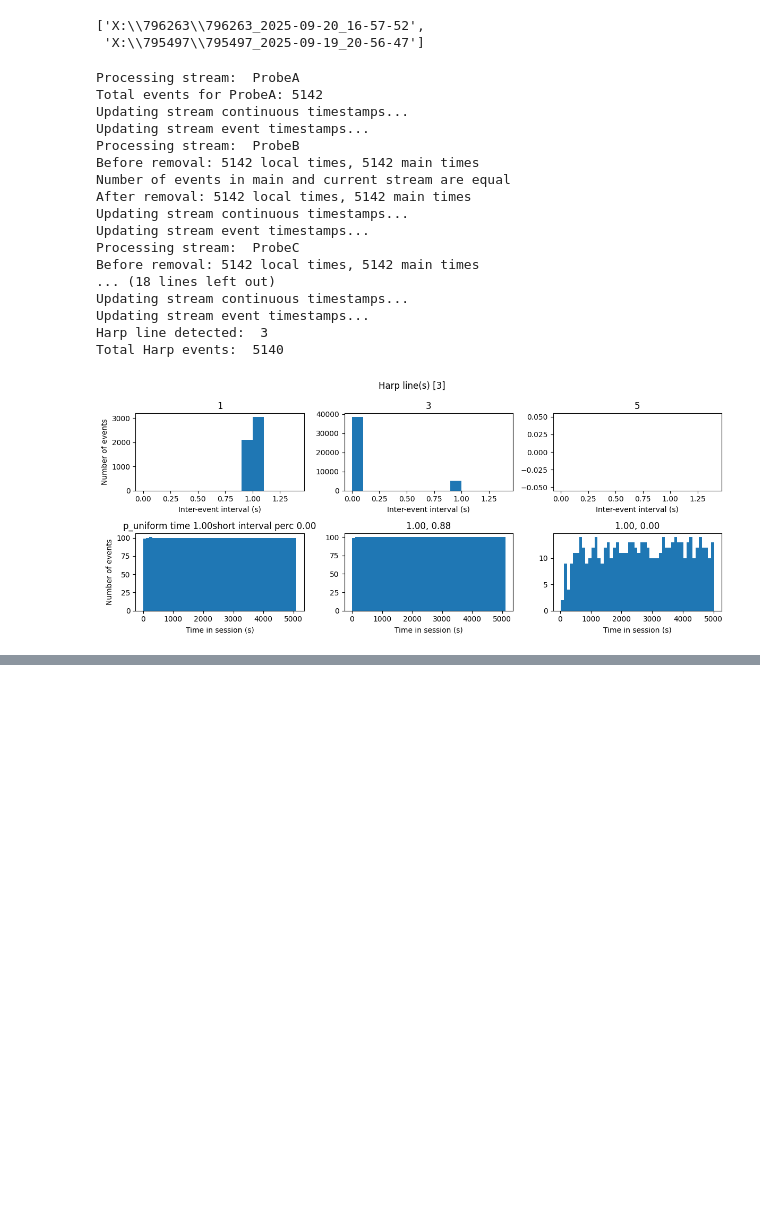
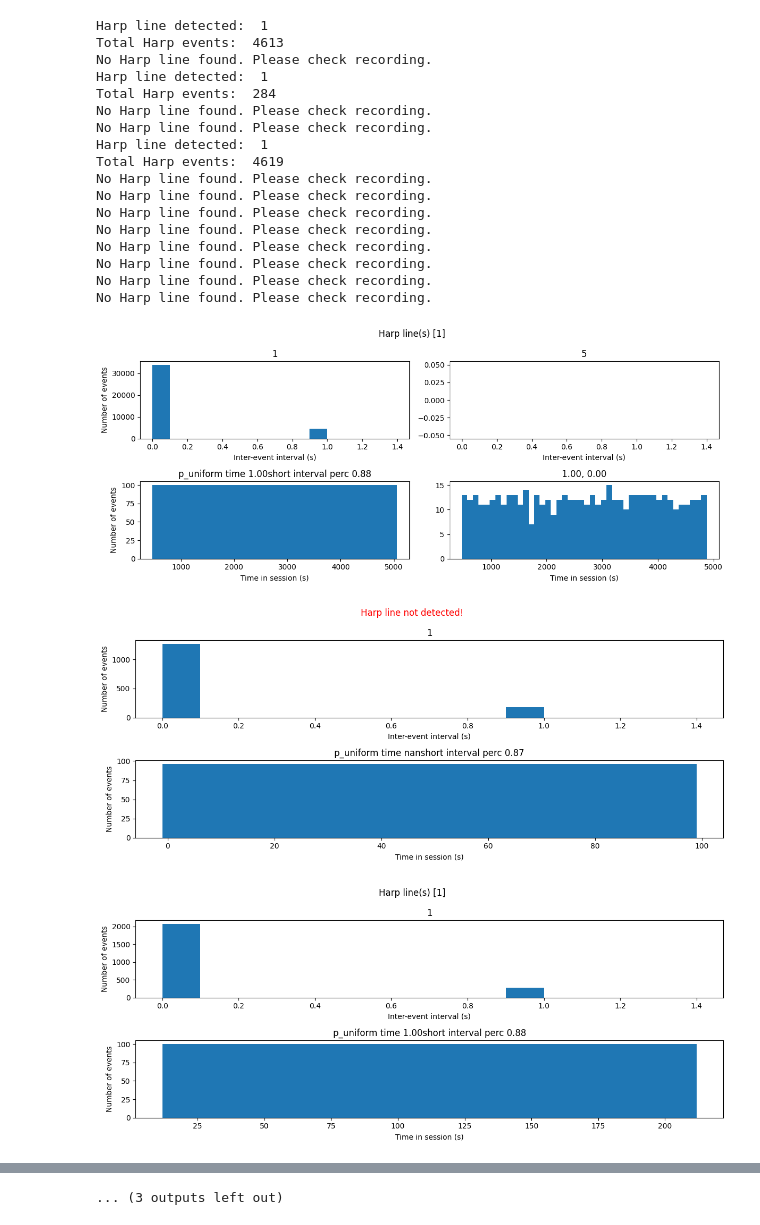
Before and after one commit to XX-Yin/aind-ephys-rig-qc, a Jupyter notebook: src/aind_ephys_rig_qc/rigqc.ipynb, the cells around one changed output, grey strips where cells are left out. Drawn from its saved outputs; the diff is of its cells as text; code cells hidden in the pictures; blank space fills up the shorter version.

Commit message:
updating

```diff
--- a/src/aind_ephys_rig_qc/rigqc.ipynb
+++ b/src/aind_ephys_rig_qc/rigqc.ipynb
@@ -1,72 +1,60 @@
-# %%
-failures
-# %% [output]
-['X:\\796263\\796263_2025-09-20_16-57-52',
- 'X:\\795497\\795497_2025-09-19_20-56-47']
 # %%
 import temporal_alignment as ta
 import os
 from fpdf import FPDF
 #r'X:\753126\753126_2024-10-10_14-41-12',
 #r'X:\753126\753126_2024-10-14_11-52-34',
 '''
 parent_directory_1 = 'X:\\'
 parent_directory_2 = 'Z:\ephys\Xinxin\Ephys'
 #mouse_ids=['708322','713557','713379','722679','722683','726477','713377','716870','741213','741211']
 mouse_ids=['764791','769884']
 directories=[]
 for mouse_id in mouse_ids:
     try:
         current_directory=os.path.join(parent_directory_1,mouse_id)
         directories=directories+[os.path.join(current_directory,f) for f in os.listdir(current_directory) if f.startswith(mouse_id)]
     except:
         current_directory=os.path.join(parent_directory_2,mouse_id)
         directories=directories+[os.path.join(current_directory,f) for f in os.listdir(current_directory) if f.startswith(mouse_id)]
-
 '''
-directories=[r'X:\776293\776293_2025-02-18_12-51-11',r'X:\776293\776293_2025-02-19_14-01-02',r'X:\776293\776293_2025-02-20_14-03-04']
-
-directories=[r'X:\780618\780618_2025-04-15_13-30-51',r'X:\780618\780618_2025-04-16_15-53-49',r'X:\780618\780618_2025-04-17_13-48-48']
-directories = ['X:\\796263\\796263_2025-09-20_16-57-52',
- 'X:\\795497\\795497_2025-09-19_20-56-47']
-
-directories = ['X:\\795497\\795497_2025-09-19_20-56-47']
-
-# 'X:\\796263\\796263_2025-09-20_16-57-52' failed session
+directories=[r'X:\845710\845710_2026-06-10_12-53-07',r'X:\845710\845710_2026-06-11_12-10-56']
 successes=[]
 failures=[]
 for directory in directories:
-    try:
+    #try:
         pdf1 = FPDF()
         pdf2 = FPDF()
 
-        ta.align_timestamps(directory=directory, original_timestamp_filename="original_timestamps.npy",
-            flip_NIDAQ=False,
-            local_sync_line=1,
-            main_stream_index=0,
-            pdf=pdf1)
+        #ta.align_timestamps(directory=directory, original_timestamp_filename="original_timestamps.npy",
+        #    flip_NIDAQ=False,
+        #    local_sync_line=1,
+        #    main_stream_index=0,
+        #    pdf=pdf1)
 
         ta.align_timestamps_harp(directory=directory,pdf=pdf2)
         successes.append(directory)
-    except:
-        failures.append(directory)
-        print(f"Failed for {directory}")
+   # except:
+   #    failures.append(directory)
+    #    print(f"Failed for {directory}")
 # %% [output]
-Processing stream:  ProbeA
-Total events for ProbeA: 5142
-Updating stream continuous timestamps...
-Updating stream event timestamps...
-Processing stream:  ProbeB
-Before removal: 5142 local times, 5142 main times
-Number of events in main and current stream are equal
-After removal: 5142 local times, 5142 main times
-Updating stream continuous timestamps...
-Updating stream event timestamps...
-Processing stream:  ProbeC
-Before removal: 5142 local times, 5142 main times
-... (18 lines left out)
-Updating stream continuous timestamps...
-Updating stream event timestamps...
-Harp line detected:  3
-Total Harp events:  5140
+Harp line detected:  1
+Total Harp events:  4613
+No Harp line found. Please check recording.
+Harp line detected:  1
+Total Harp events:  284
+No Harp line found. Please check recording.
+No Harp line found. Please check recording.
+Harp line detected:  1
+Total Harp events:  4619
+No Harp line found. Please check recording.
+No Harp line found. Please check recording.
+No Harp line found. Please check recording.
+No Harp line found. Please check recording.
+No Harp line found. Please check recording.
+No Harp line found. Please check recording.
+No Harp line found. Please check recording.
+No Harp line found. Please check recording.
-[figure, old version]
+[figure, new version]
+[figure, added]
+[figure, added]
@@ -72,0 +69 @@ Total Harp events:  5140
+... (3 outputs left out)
```
Also changed, not shown: parts of 9 cells of this notebook.
